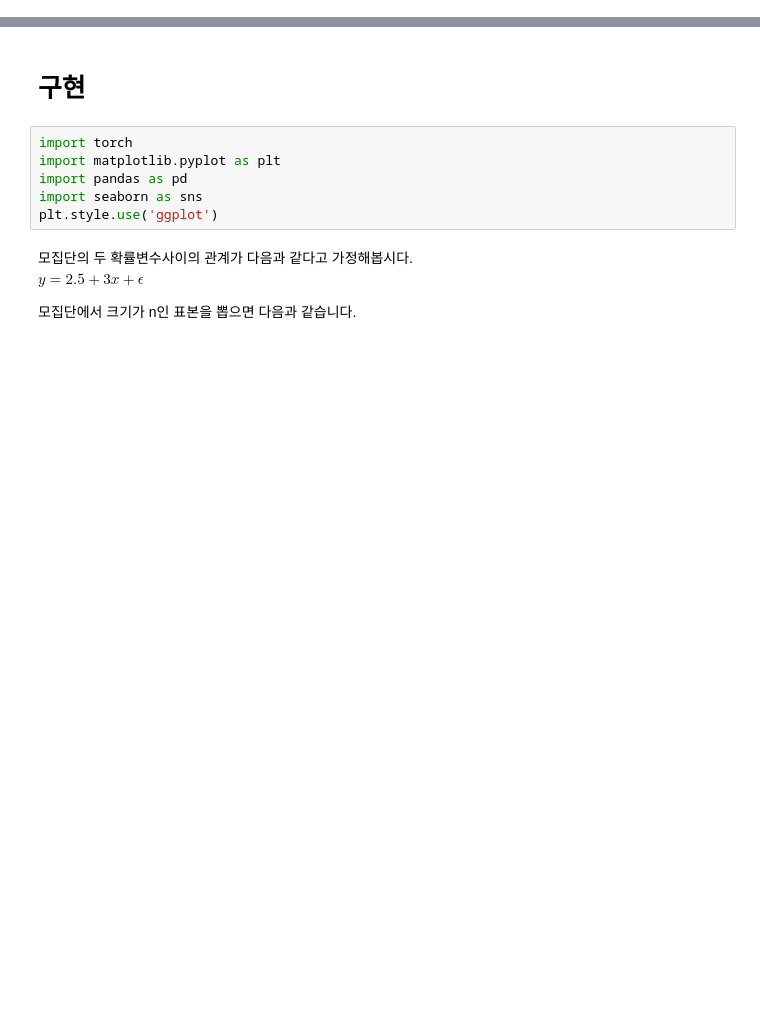
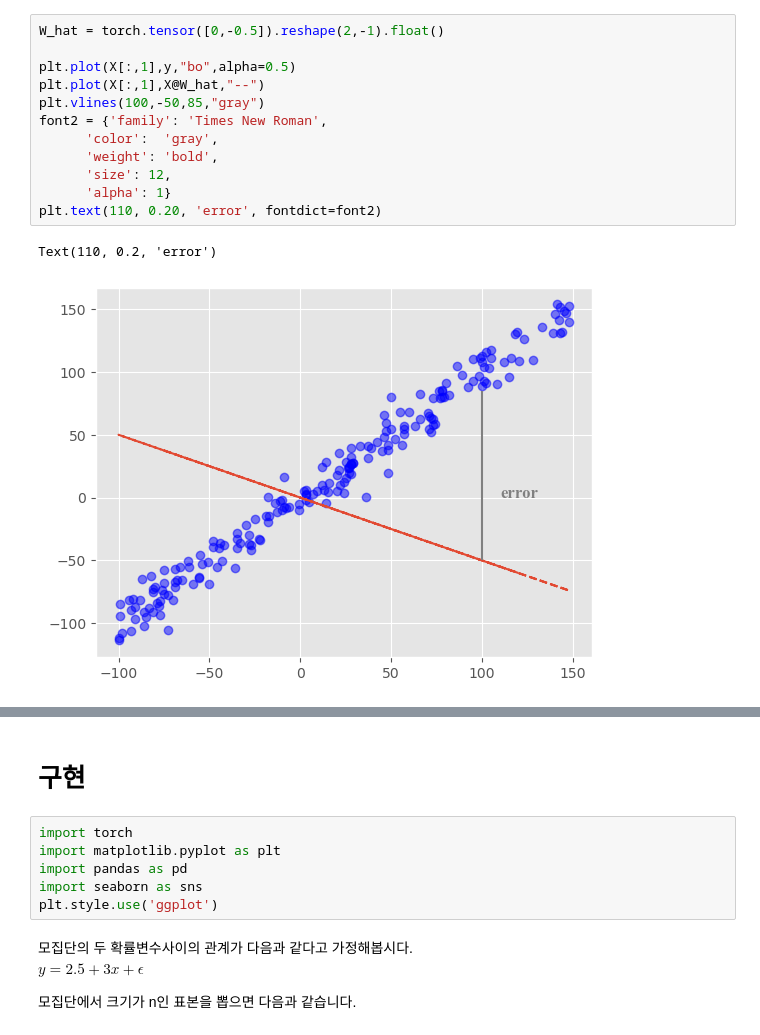
Before and after one commit to hoyeon1234/sin-hoyeon, a Jupyter notebook: posts/딥러닝/Deep learning theory/(1) Linear Regression/Linear Regression.ipynb, the cells around one changed output, grey strips where cells are left out. Drawn from its saved outputs; the diff is of its cells as text; blank space fills up the shorter version.

```diff
--- a/posts/딥러닝/Deep learning theory/(1) Linear Regression/Linear Regression.ipynb
+++ b/posts/딥러닝/Deep learning theory/(1) Linear Regression/Linear Regression.ipynb
@@ -108,0 +118,15 @@ $\bf{\hat{W}_{t} = \hat{W}_{t-1} - \alpha \times \frac{2}{n}X^T(X\hat{W} - y)}$
+# %%
+W_hat = torch.tensor([0,-0.5]).reshape(2,-1).float()
+
+plt.plot(X[:,1],y,"bo",alpha=0.5)
+plt.plot(X[:,1],X@W_hat,"--")
+plt.vlines(100,-50,85,"gray")
+font2 = {'family': 'Times New Roman',
+      'color':  'gray',
+      'weight': 'bold',
+      'size': 12,
+      'alpha': 1}
+plt.text(110, 0.20, 'error', fontdict=font2)
+# %% [output]
+Text(110, 0.2, 'error')
+[figure, added]
```
Also changed, not shown: parts of 14 cells of this notebook, 15 other files.
